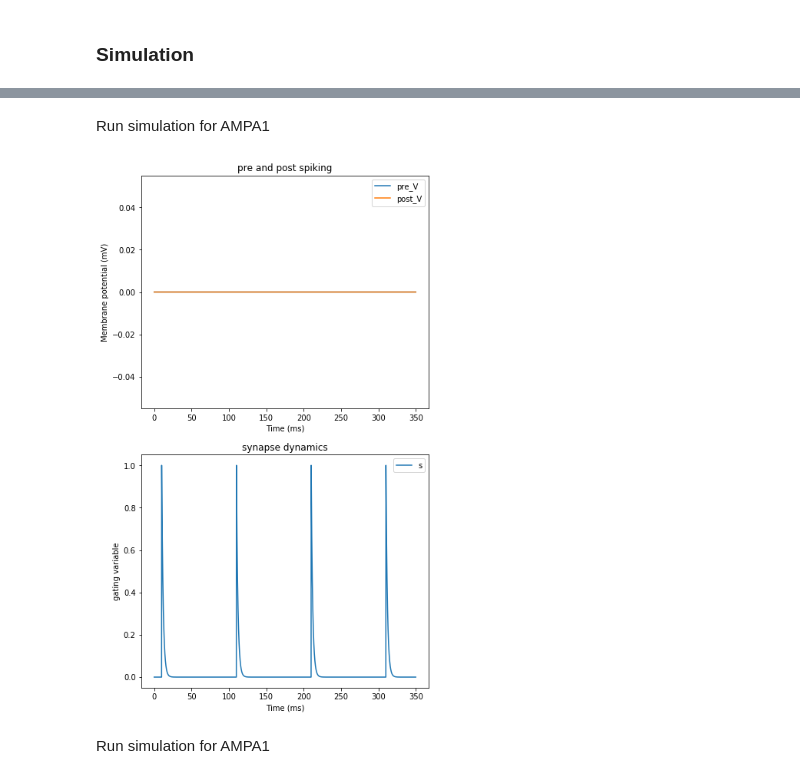
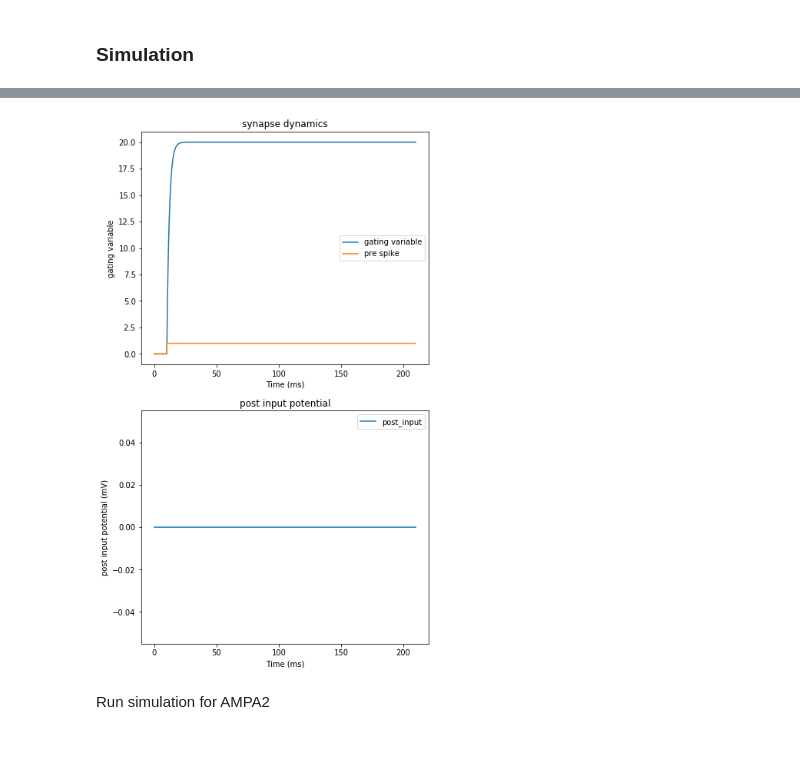
Before and after one commit to Gracewx/BrainPy-Models, a Jupyter notebook: docs/synapses/AMPA.ipynb, the cells around one changed output, grey strips where cells are left out. Cells and saved outputs as stored; diff of their text form; code cells hidden in the pictures; blank space fills up the shorter version.

```diff
--- a/docs/synapses/AMPA.ipynb
+++ b/docs/synapses/AMPA.ipynb
@@ -225,10 +248,17 @@ def run_ampa_single(cls, duration=350.):
+# %%
+# step current parameters
+amplitude = 556.9  # step current amplitude
+stim_start = 10. # stimulation start point
+stim_t = 100.   # stimulation duration
+post_stim_t = 100. # after stimulation time
+
+# generate step current
+I = [(0, stim_start), (amplitude, stim_t), (0, post_stim_t)]
+(step_I, duration) = bp.inputs.constant_current(I)
+
+run_ampa_single(cls = AMPA1(), Iext = step_I,
+                duration = duration, sim_pos = 'pre.inp')
+# %% [output]
+[figure, added]
 # %% [markdown]
-Run simulation for AMPA1
+Run simulation for AMPA2
-# %%
-#nb.profile.set(backend='numpy', merge_ing=True, dt=0.1)
-
-run_ampa_single(AMPA1())
-# %% [output]
-[figure, removed]
-# %% [markdown]
-Run simulation for AMPA1
```
Also changed, not shown: parts of 11 cells of this notebook.
